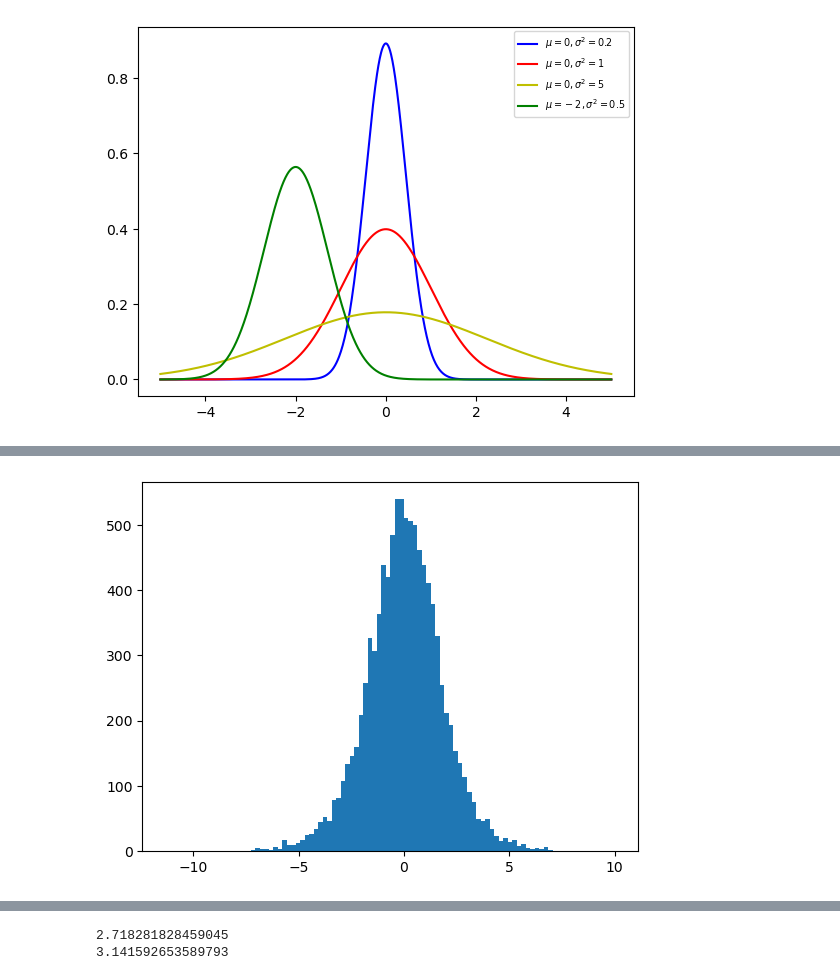
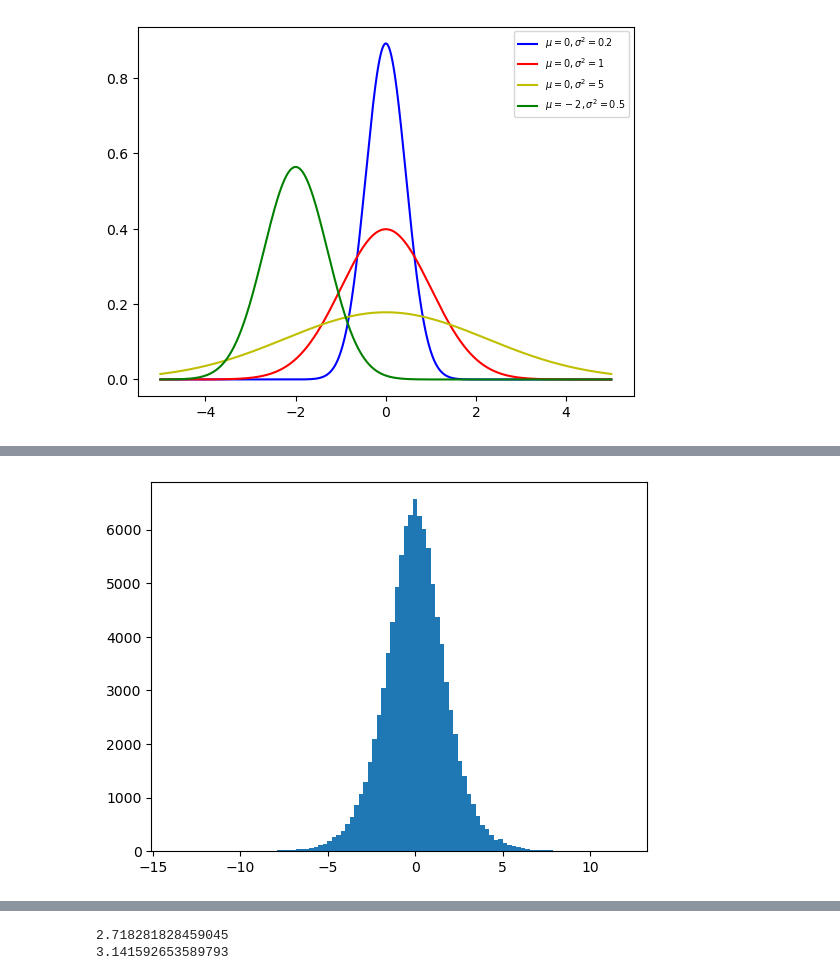
Before and after one commit to keithmmc/data_fundamentals, a Jupyter notebook: dist.ipynb, the cells around one changed output, grey strips where cells are left out. Drawn from its saved outputs; the diff is of its cells as text; code cells hidden in the pictures.

```diff
--- a/dist.ipynb
+++ b/dist.ipynb
@@ -68,6 +66,7 @@ plt.show()
 # %%
-log = np.random.logistic(loc=0, scale=1, size=10000)
+log = np.random.logistic(loc=0, scale=1, size=100000)
+
 plt.hist(log, bins=100)
 plt.show()
 # %% [output]
-[figure, old version]
+[figure, new version]
```
Also changed, not shown: parts of 47 cells of this notebook.
